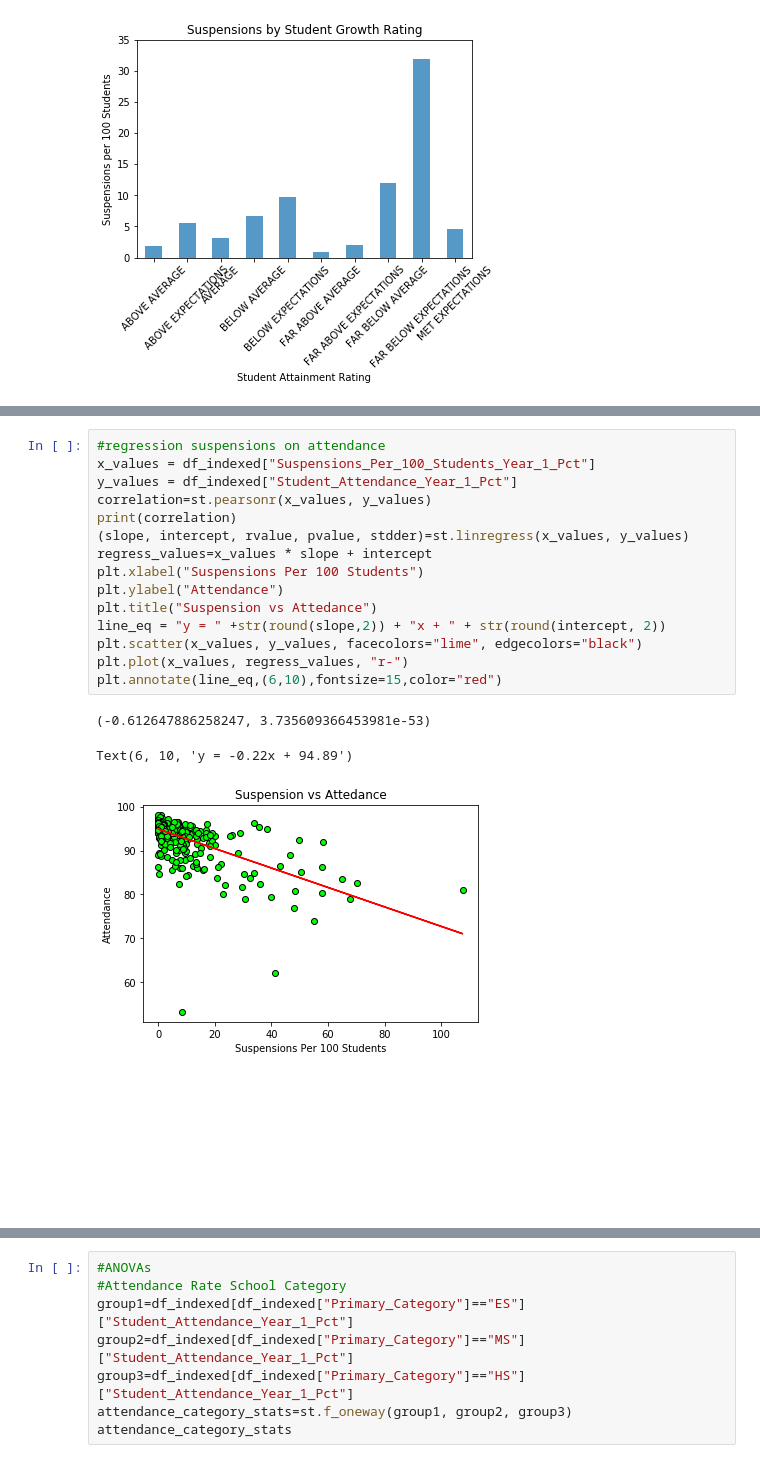
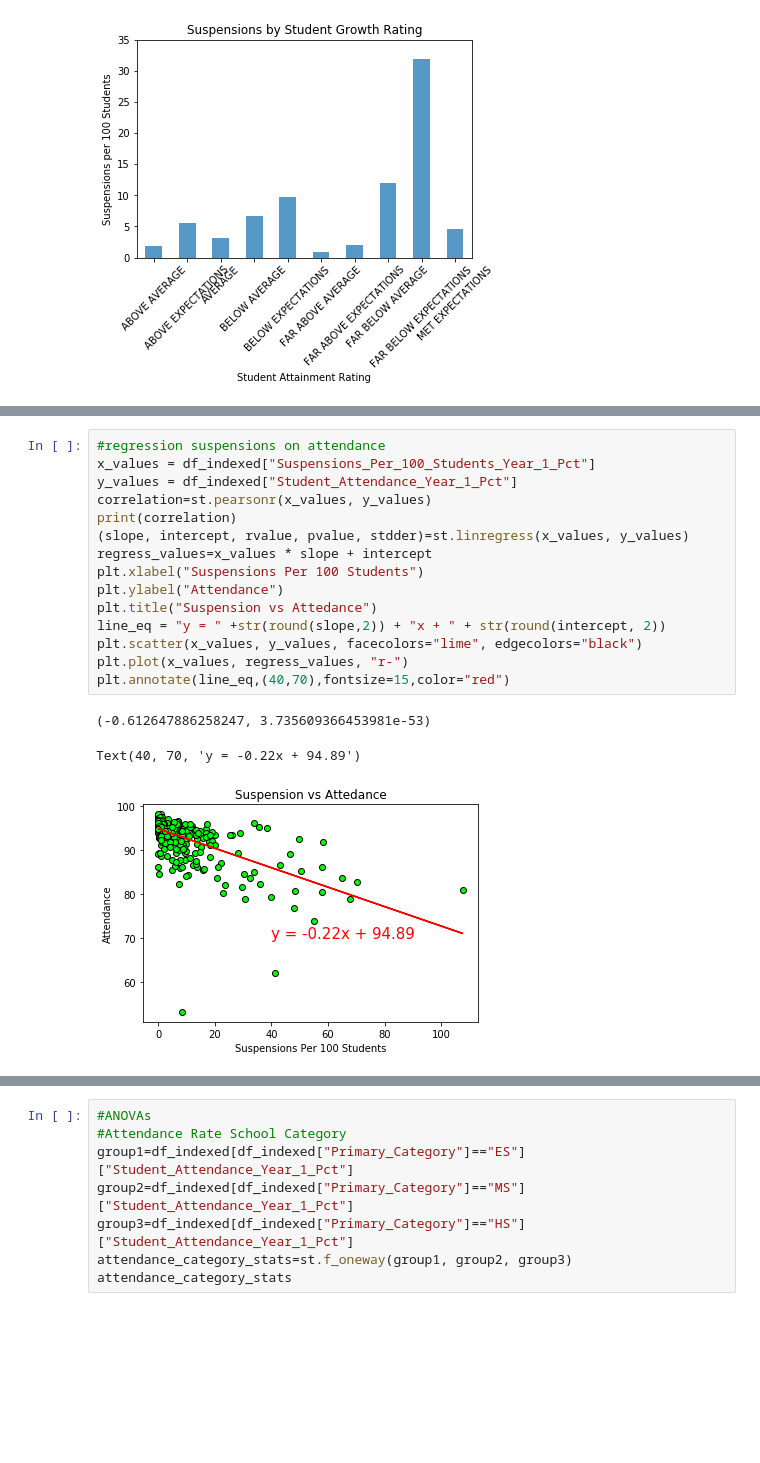
Before and after one commit to sjricketts/cps_success, a Jupyter notebook: cleaning_code.ipynb, the cells around one changed output, grey strips where cells are left out. Saved outputs shown, nothing was run; the diff lists cells and outputs as text; blank space fills up the shorter version.

```diff
--- a/cleaning_code.ipynb
+++ b/cleaning_code.ipynb
@@ -218,22 +218,22 @@ school_type.nunique()
 # %%
 #regression suspensions on attendance
 x_values = df_indexed["Suspensions_Per_100_Students_Year_1_Pct"]
 y_values = df_indexed["Student_Attendance_Year_1_Pct"]
 correlation=st.pearsonr(x_values, y_values)
 print(correlation)
 (slope, intercept, rvalue, pvalue, stdder)=st.linregress(x_values, y_values)
 regress_values=x_values * slope + intercept
 plt.xlabel("Suspensions Per 100 Students")
 plt.ylabel("Attendance")
 plt.title("Suspension vs Attedance")
 line_eq = "y = " +str(round(slope,2)) + "x + " + str(round(intercept, 2))
 plt.scatter(x_values, y_values, facecolors="lime", edgecolors="black")
 plt.plot(x_values, regress_values, "r-")
-plt.annotate(line_eq,(6,10),fontsize=15,color="red")
+plt.annotate(line_eq,(40,70),fontsize=15,color="red")
 # %% [output]
 (-0.612647886258247, 3.735609366453981e-53)
-Text(6, 10, 'y = -0.22x + 94.89')
+Text(40, 70, 'y = -0.22x + 94.89')
-[figure, old version]
+[figure, new version]
 # %%
 #regression teacher attendance on student attendance
 x_values = df_indexed["Teacher_Attendance_Year_1_Pct"]
```
Also changed, not shown: parts of 2 cells of this notebook.
